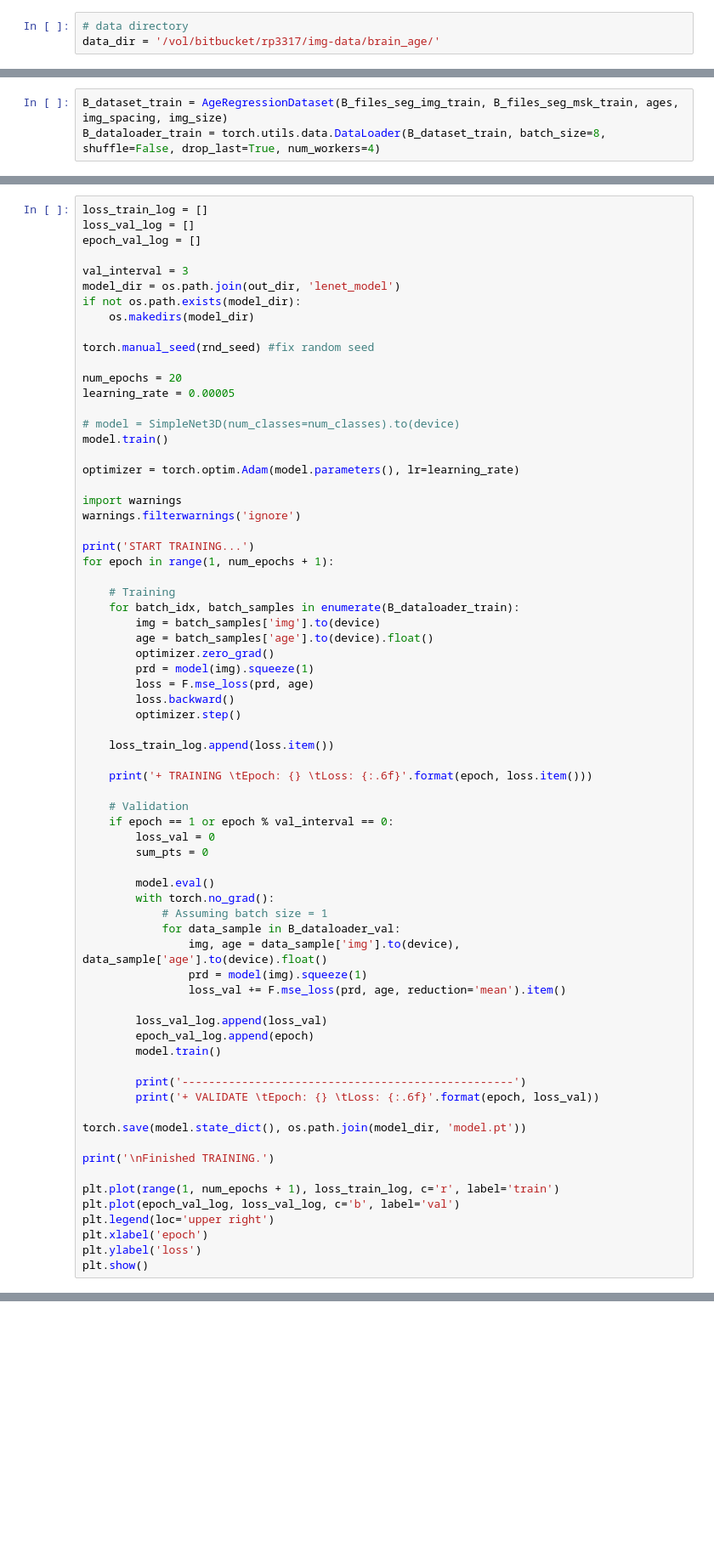
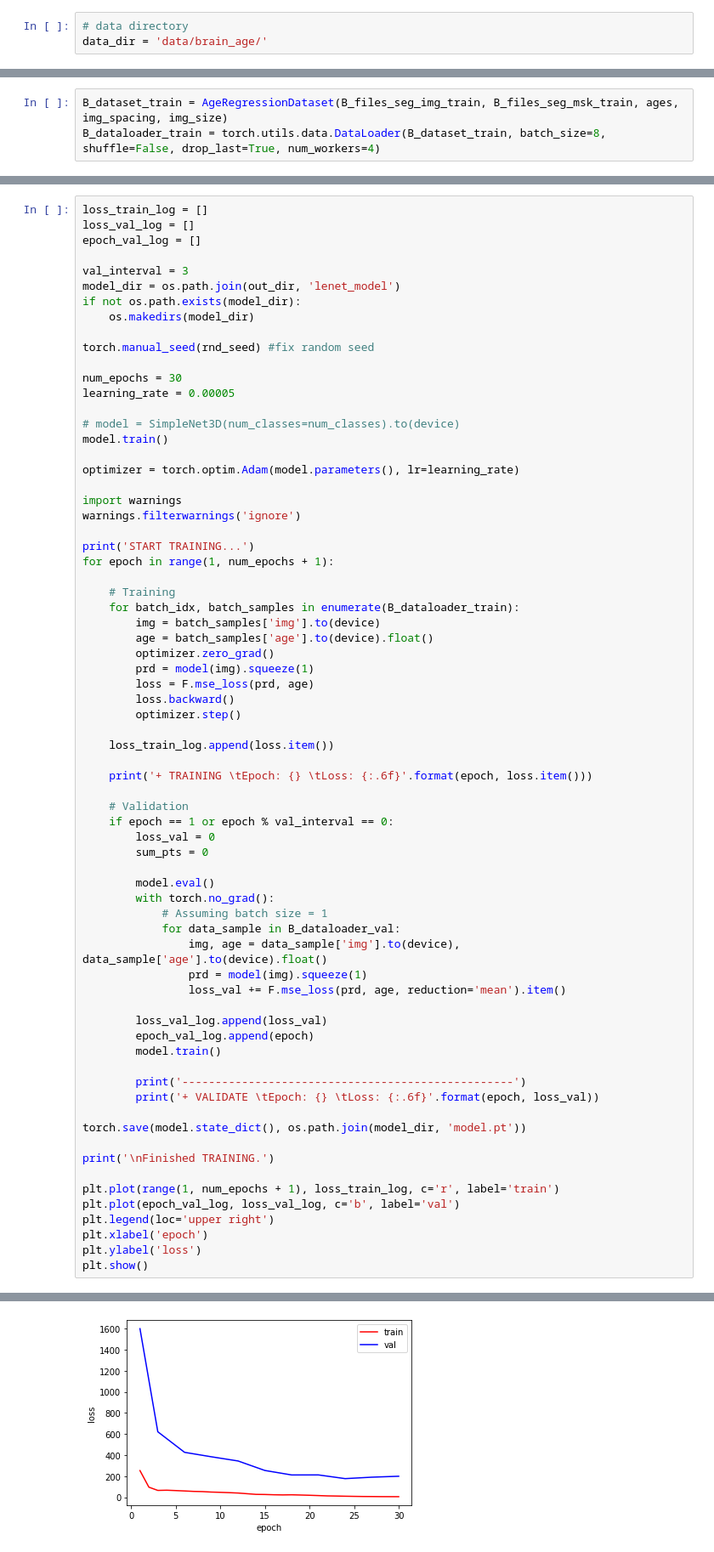
Before and after one commit to ML3ngiRNErT/imaging-cw, a Jupyter notebook: CW-Brain-Age-Regression.ipynb, the cells around one changed output, grey strips where cells are left out. Shown at 85% size. Drawn from its saved outputs; the diff is of its cells as text; blank space fills up the shorter version.

```diff
--- a/CW-Brain-Age-Regression.ipynb
+++ b/CW-Brain-Age-Regression.ipynb
@@ -47,7 +47,7 @@ Archive:  /vol/bitbucket/rp3317/brainage-data.zip
 ### Setting data directory
 # %%
 # data directory
-data_dir = '/vol/bitbucket/rp3317/img-data/brain_age/'
+data_dir = 'data/brain_age/'
 # %% [markdown]
 Let's start by loading the meta data of the entire population, that is the data containing information about the subject IDs, their age, and gender.
 # %%
@@ -1450,7 +1455,7 @@ if not os.path.exists(model_dir):
 
 torch.manual_seed(rnd_seed) #fix random seed
 
-num_epochs = 20
+num_epochs = 30
 learning_rate = 0.00005
 
 # model = SimpleNet3D(num_classes=num_classes).to(device)
@@ -1528,0 +1534 @@ START TRAINING...
+[figure, added]
```
Also changed, not shown: parts of 13 cells of this notebook, 1 other file.
